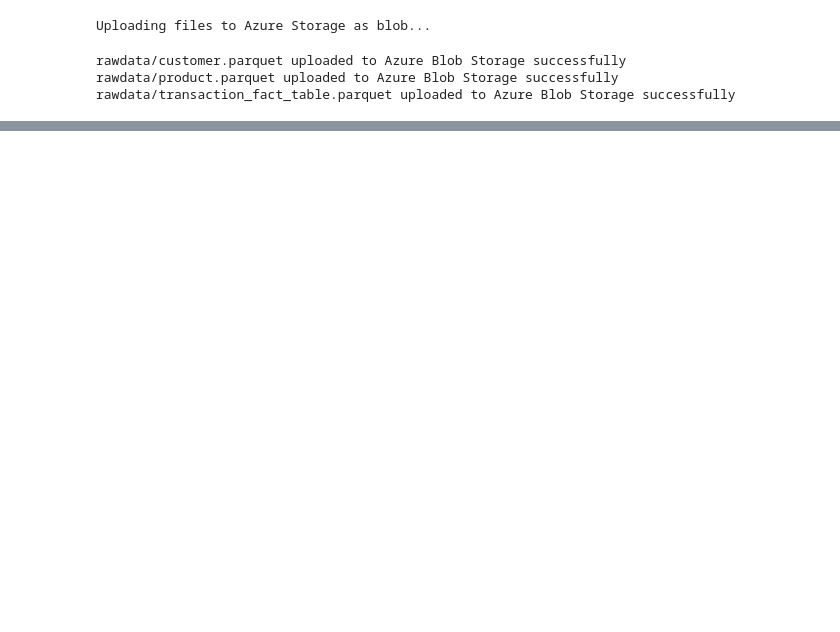
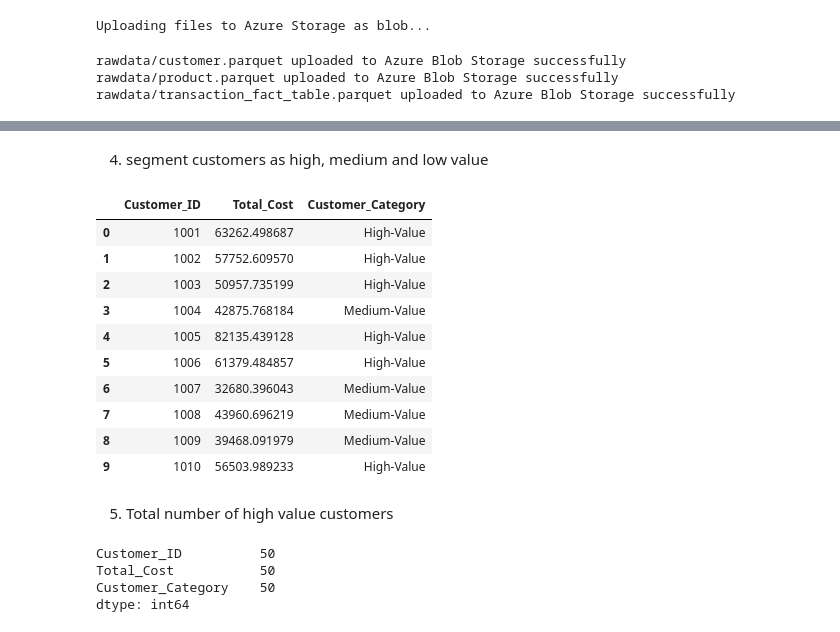
Before and after one commit to Herdaybusy/Ziko_Logistics, a Jupyter notebook: ziko_etl.ipynb, the cells around one changed output, grey strips where cells are left out. Saved outputs shown, nothing was run; the diff lists cells and outputs as text; code cells hidden in the pictures; blank space fills up the shorter version.

```diff
--- a/ziko_etl.ipynb
+++ b/ziko_etl.ipynb
@@ -219,0 +259,33 @@ rawdata/transaction_fact_table.parquet uploaded to Azure Blob Storage successful
+# %% [markdown]
+4. segment customers as high, medium and low value
+# %%
+# Calculate based on total amount spent per customer
+customer_segments = ziko_df.groupby("Customer_ID")["Total_Cost"].sum().reset_index()
+
+# Customer categories based on spending thresholds
+customer_segments["Customer_Category"] = customer_segments["Total_Cost"].apply(
+    lambda x: "Low-Value" if x <= 20000 else ("Medium-Value" if x <= 50000 else "High-Value")
+)
+customer_segments.head(10)
+# %% [output]
+|  | Customer_ID | Total_Cost | Customer_Category |
+| 0 | 1001 | 63262.498687 | High-Value |
+| 1 | 1002 | 57752.609570 | High-Value |
+| 2 | 1003 | 50957.735199 | High-Value |
+| 3 | 1004 | 42875.768184 | Medium-Value |
+| 4 | 1005 | 82135.439128 | High-Value |
+| 5 | 1006 | 61379.484857 | High-Value |
+| 6 | 1007 | 32680.396043 | Medium-Value |
+| 7 | 1008 | 43960.696219 | Medium-Value |
+| 8 | 1009 | 39468.091979 | Medium-Value |
+| 9 | 1010 | 56503.989233 | High-Value |
+# %% [markdown]
+5. Total number of high value customers
+# %%
+high_value_customers = customer_segments[customer_segments["Customer_Category"] == "High-Value"]
+high_value_customers.count()
+# %% [output]
+Customer_ID          50
+Total_Cost           50
+Customer_Category    50
+dtype: int64
```
Also changed, not shown: parts of 8 cells of this notebook.
